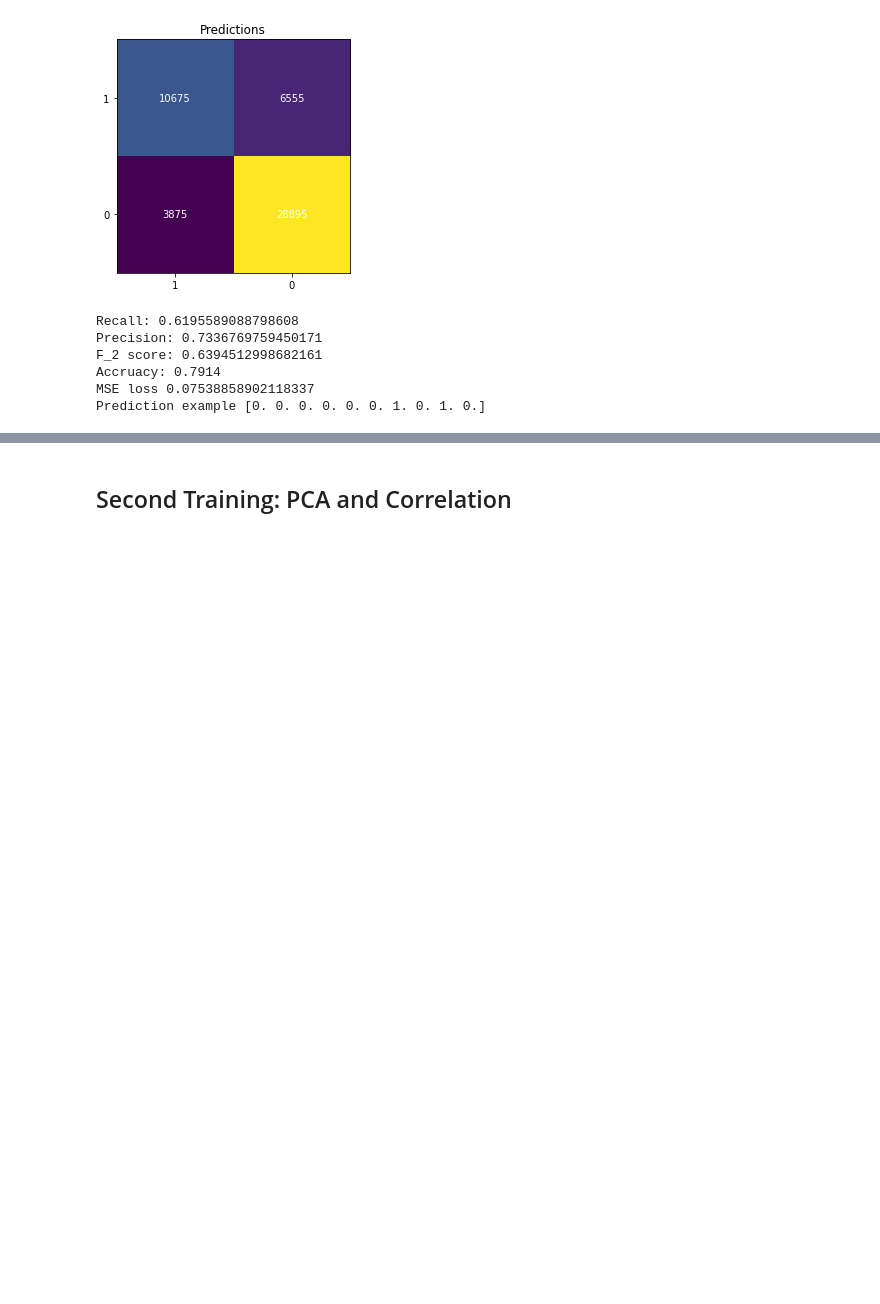
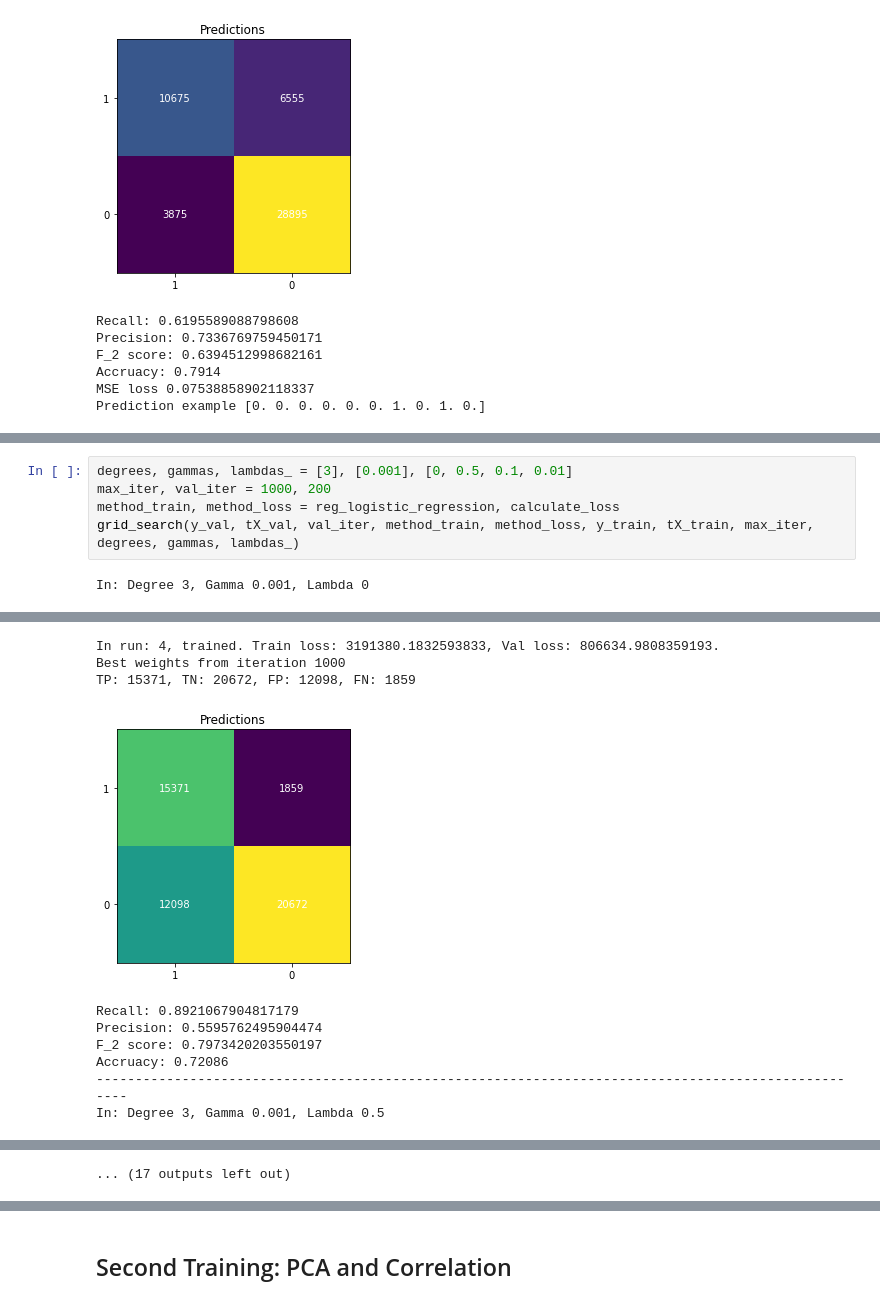
Before and after one commit to CS-433/ml-project-1-mgo, a Jupyter notebook: project1/scripts/project1.ipynb, the cells around one changed output, grey strips where cells are left out. Saved outputs shown, nothing was run; the diff lists cells and outputs as text; blank space fills up the shorter version.

```diff
--- a/project1/scripts/project1.ipynb
+++ b/project1/scripts/project1.ipynb
@@ -291,0 +462,7 @@ Prediction example [0. 0. 0. 0. 0. 0. 1. 0. 1. 0.]
+# %%
+degrees, gammas, lambdas_ = [3], [0.001], [0, 0.5, 0.1, 0.01]
+max_iter, val_iter = 1000, 200
+method_train, method_loss = reg_logistic_regression, calculate_loss
+grid_search(y_val, tX_val, val_iter, method_train, method_loss, y_train, tX_train, max_iter, degrees, gammas, lambdas_)
+# %% [output]
+In: Degree 3, Gamma 0.001, Lambda 0
@@ -291,0 +473,10 @@ Prediction example [0. 0. 0. 0. 0. 0. 1. 0. 1. 0.]
+In run: 4, trained. Train loss: 3191380.1832593833, Val loss: 806634.9808359193.
+Best weights from iteration 1000
+TP: 15371, TN: 20672, FP: 12098, FN: 1859
+[figure, added]
+Recall: 0.8921067904817179
+Precision: 0.5595762495904474
+F_2 score: 0.7973420203550197
+Accruacy: 0.72086
+----------------------------------------------------------------------------------------------------
+In: Degree 3, Gamma 0.001, Lambda 0.5
@@ -291,0 +487 @@ Prediction example [0. 0. 0. 0. 0. 0. 1. 0. 1. 0.]
+... (17 outputs left out)
```
Also changed, not shown: parts of 14 cells of this notebook, 1 other file.
